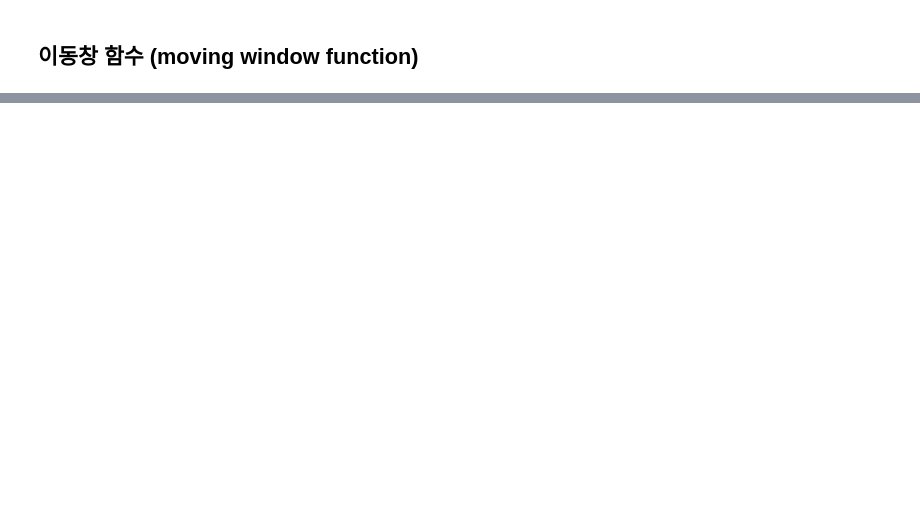
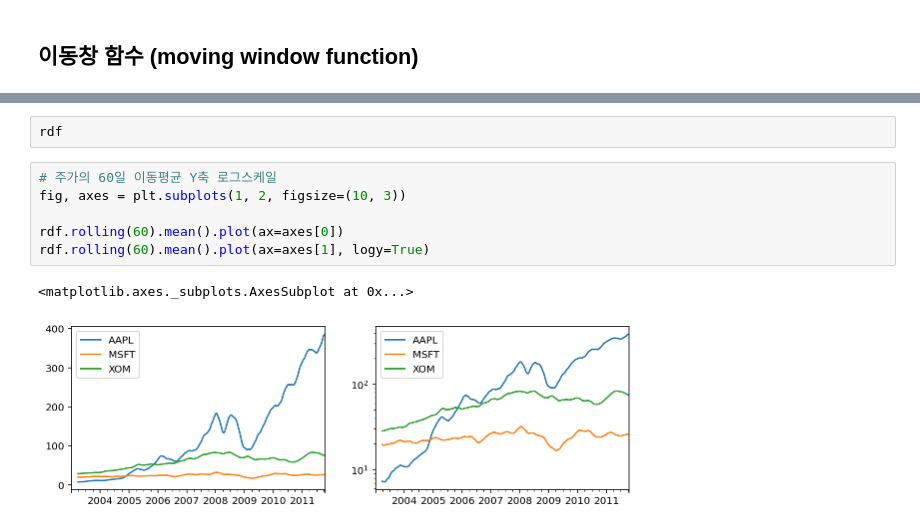
Before and after one commit to hwayoung306/AI, a Jupyter notebook: 20220421_py_07_시계열데이터분석_ipynb의_사본.ipynb, the cells around one changed output, grey strips where cells are left out. Drawn from its saved outputs; the diff is of its cells as text; blank space fills up the shorter version.

```diff
--- a/20220421_py_07_시계열데이터분석_ipynb의_사본.ipynb
+++ b/20220421_py_07_시계열데이터분석_ipynb의_사본.ipynb
@@ -736,0 +1091,11 @@ Freq: D, dtype: int64
+# %%
+rdf
+# %%
+# 주가의 60일 이동평균 Y축 로그스케일
+fig, axes = plt.subplots(1, 2, figsize=(10, 3))
+
+rdf.rolling(60).mean().plot(ax=axes[0])
+rdf.rolling(60).mean().plot(ax=axes[1], logy=True)
+# %% [output]
+<matplotlib.axes._subplots.AxesSubplot at 0x...>
+[figure, added]
```
Also changed, not shown: parts of 46 cells of this notebook.
